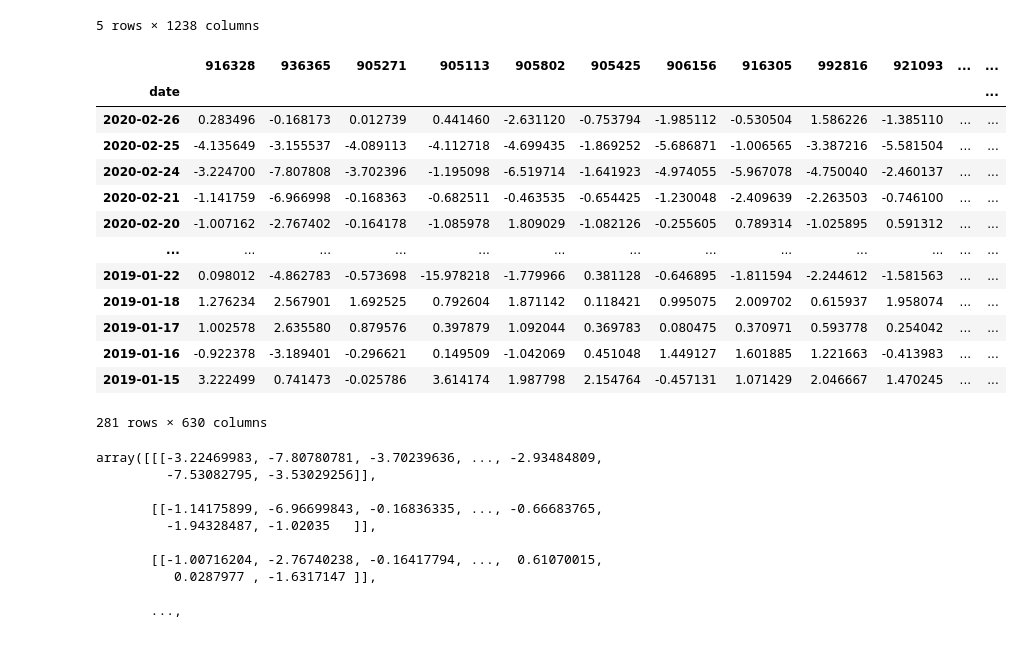
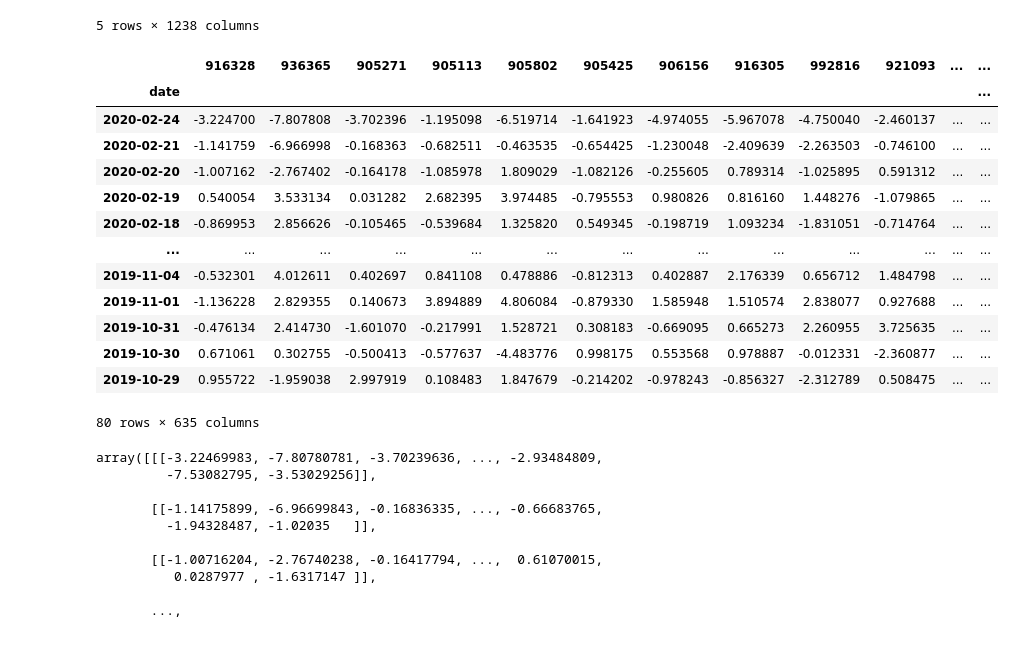
Before and after one commit to jeremylee73/differential-capital, a Jupyter notebook: LSTM Pipeline with Autoencoder - 2.ipynb, the cells around one changed output. Saved outputs shown, nothing was run; the diff lists cells and outputs as text; code cells hidden in the pictures.

```diff
--- a/LSTM Pipeline with Autoencoder - 2.ipynb
+++ b/LSTM Pipeline with Autoencoder - 2.ipynb
@@ -67,22 +34,43 @@ def get_investable(t, n):
+# %%
+def get_investable(t, n_rows):
+    "Find stocks in investable universe at time t\
+    (stocks in the S&P500 that have prices recorded for the last n_rows days)"
+
+    df_investable = returns.copy(deep = True).sort_index(ascending = False)
+
+    t_index = df_investable.index.get_loc(t)
+
+    #take n_rows worth of data upto time specified
+    df_investable = df_investable.iloc[t_index + 1:t_index + n_rows + 1]
+
+    #find all stocks that exist in the S&P at this time period
+    investable_universe = []
+    for col in df_investable.columns:
+        if ~df_investable[col].iloc[:n_rows].isna().any():
+            investable_universe.append(col)
+
+    df_investable = df_investable[investable_universe]
+
+    return df_investable
 # %%
 # all stocks starting May 22 to 504 days before with stock returns listed
 t = pd.to_datetime("2020-02-25")
-get_investable(t, 280)
+get_investable(t, 80)
 # %% [output]
 |  | 916328 | 936365 | 905271 | 905113 | 905802 | 905425 | 906156 | 916305 | 992816 | 921093 | ... | ... |
 | date |  |  |  |  |  |  |  |  |  |  |  | ... |
-| 2020-02-26 | 0.283496 | -0.168173 | 0.012739 | 0.441460 | -2.631120 | -0.753794 | -1.985112 | -0.530504 | 1.586226 | -1.385110 | ... | ... |
-| 2020-02-25 | -4.135649 | -3.155537 | -4.089113 | -4.112718 | -4.699435 | -1.869252 | -5.686871 | -1.006565 | -3.387216 | -5.581504 | ... | ... |
 | 2020-02-24 | -3.224700 | -7.807808 | -3.702396 | -1.195098 | -6.519714 | -1.641923 | -4.974055 | -5.967078 | -4.750040 | -2.460137 | ... | ... |
 | 2020-02-21 | -1.141759 | -6.966998 | -0.168363 | -0.682511 | -0.463535 | -0.654425 | -1.230048 | -2.409639 | -2.263503 | -0.746100 | ... | ... |
 | 2020-02-20 | -1.007162 | -2.767402 | -0.164178 | -1.085978 | 1.809029 | -1.082126 | -0.255605 | 0.789314 | -1.025895 | 0.591312 | ... | ... |
+| 2020-02-19 | 0.540054 | 3.533134 | 0.031282 | 2.682395 | 3.974485 | -0.795553 | 0.980826 | 0.816160 | 1.448276 | -1.079865 | ... | ... |
+| 2020-02-18 | -0.869953 | 2.856626 | -0.105465 | -0.539684 | 1.325820 | 0.549345 | -0.198719 | 1.093234 | -1.831051 | -0.714764 | ... | ... |
 | ... | ... | ... | ... | ... | ... | ... | ... | ... | ... | ... | ... | ... |
-| 2019-01-22 | 0.098012 | -4.862783 | -0.573698 | -15.978218 | -1.779966 | 0.381128 | -0.646895 | -1.811594 | -2.244612 | -1.581563 | ... | ... |
-| 2019-01-18 | 1.276234 | 2.567901 | 1.692525 | 0.792604 | 1.871142 | 0.118421 | 0.995075 | 2.009702 | 0.615937 | 1.958074 | ... | ... |
-| 2019-01-17 | 1.002578 | 2.635580 | 0.879576 | 0.397879 | 1.092044 | 0.369783 | 0.080475 | 0.370971 | 0.593778 | 0.254042 | ... | ... |
-| 2019-01-16 | -0.922378 | -3.189401 | -0.296621 | 0.149509 | -1.042069 | 0.451048 | 1.449127 | 1.601885 | 1.221663 | -0.413983 | ... | ... |
-| 2019-01-15 | 3.222499 | 0.741473 | -0.025786 | 3.614174 | 1.987798 | 2.154764 | -0.457131 | 1.071429 | 2.046667 | 1.470245 | ... | ... |
+| 2019-11-04 | -0.532301 | 4.012611 | 0.402697 | 0.841108 | 0.478886 | -0.812313 | 0.402887 | 2.176339 | 0.656712 | 1.484798 | ... | ... |
+| 2019-11-01 | -1.136228 | 2.829355 | 0.140673 | 3.894889 | 4.806084 | -0.879330 | 1.585948 | 1.510574 | 2.838077 | 0.927688 | ... | ... |
+| 2019-10-31 | -0.476134 | 2.414730 | -1.601070 | -0.217991 | 1.528721 | 0.308183 | -0.669095 | 0.665273 | 2.260955 | 3.725635 | ... | ... |
+| 2019-10-30 | 0.671061 | 0.302755 | -0.500413 | -0.577637 | -4.483776 | 0.998175 | 0.553568 | 0.978887 | -0.012331 | -2.360877 | ... | ... |
+| 2019-10-29 | 0.955722 | -1.959038 | 2.997919 | 0.108483 | 1.847679 | -0.214202 | -0.978243 | -0.856327 | -2.312789 | 0.508475 | ... | ... |
-281 rows × 630 columns
+80 rows × 635 columns
 # %%
 # Converts investable dataframe into 3D tensor for input into RNN fitting
 # Eg. if investable_df has shape (52, 635), it is converted to a numpy array of shape (52, 1, 635)
```
Also changed, not shown: parts of 14 cells of this notebook, 20 other files.
